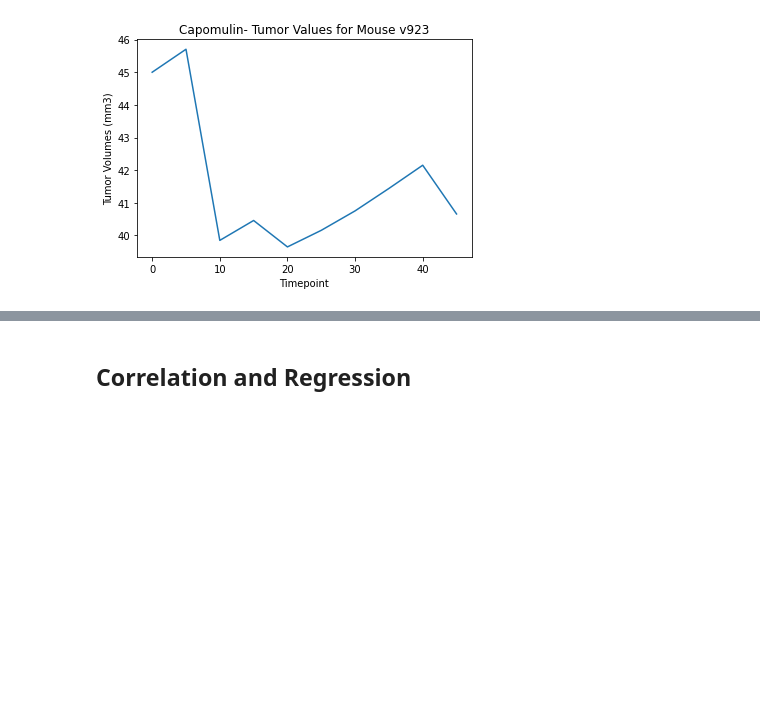
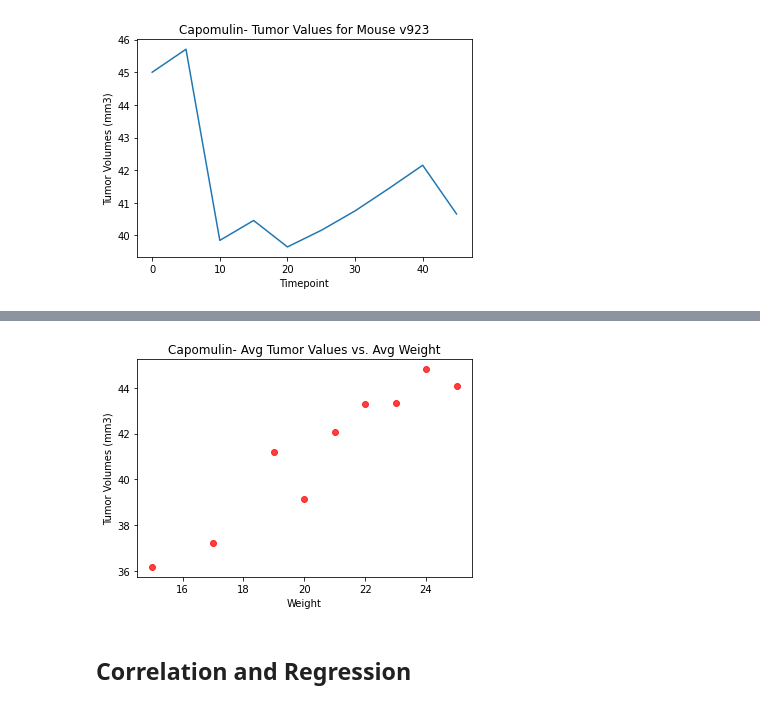
Before and after one commit to eenabow/Matplotlib_challenge, a Jupyter notebook: Pymaceuticals/pymaceuticals_starter.ipynb, the cells around one changed output, grey strips where cells are left out. Drawn from its saved outputs; the diff is of its cells as text; code cells hidden in the pictures; blank space fills up the shorter version.

Commit message:
Adding final code for scatter plot

```diff
--- a/Pymaceuticals/pymaceuticals_starter.ipynb
+++ b/Pymaceuticals/pymaceuticals_starter.ipynb
@@ -333,17 +333,22 @@ plt.show()
 [figure]
 # %%
 # Generate a scatter plot of average tumor volume vs. mouse weight for the Capomulin regimen
-Capomulin_mice
-x_limit = #maximum x value
+#Create grouped data frame of Capomulin mice by weight with averaged Tumor Volumes
+Grouped_weight_Capomulin = Capomulin_mice_only.groupby("Weight (g)")["Tumor Volume (mm3)"].mean()
 
-x_axis = np.arange(0, x_limit, 1)
+#Reset index to pull easier for axis
+Scatter_data= Grouped_weight_Capomulin.reset_index()
+Scatter_data
 
-plt.scatter(x_axis, y_axis, marker="o", facecolors="red", s=x_axis, alpha=0.75)
-# plt.title("Capomulin- Tumor Values for Mouse b128")
-# plt.xlabel("Timepoint")
-# plt.ylabel("Tumor Volumes (mm3)")
-# plt.ylim(0, 1)
-# plt.xlim(0, x_limit)
+
+x_axis= Scatter_data["Weight (g)"]
+y_axis= Scatter_data["Tumor Volume (mm3)"]
+plt.scatter(x_axis, y_axis, marker="o", facecolors="red",  alpha=0.75)
+
+plt.title("Capomulin- Avg Tumor Values vs. Avg Weight")
+plt.xlabel("Weight")
+plt.ylabel("Tumor Volumes (mm3)")
+
 
 plt.show()
 # %% [output]
@@ -351,3 +355,4 @@ SyntaxError: invalid syntax (<ipython-input-65-c6a77dd63d85>, line 3)
+[figure, added]
 # %% [markdown]
 ## Correlation and Regression
 # %%
```
Also changed, not shown: parts of 1 cell of this notebook.
